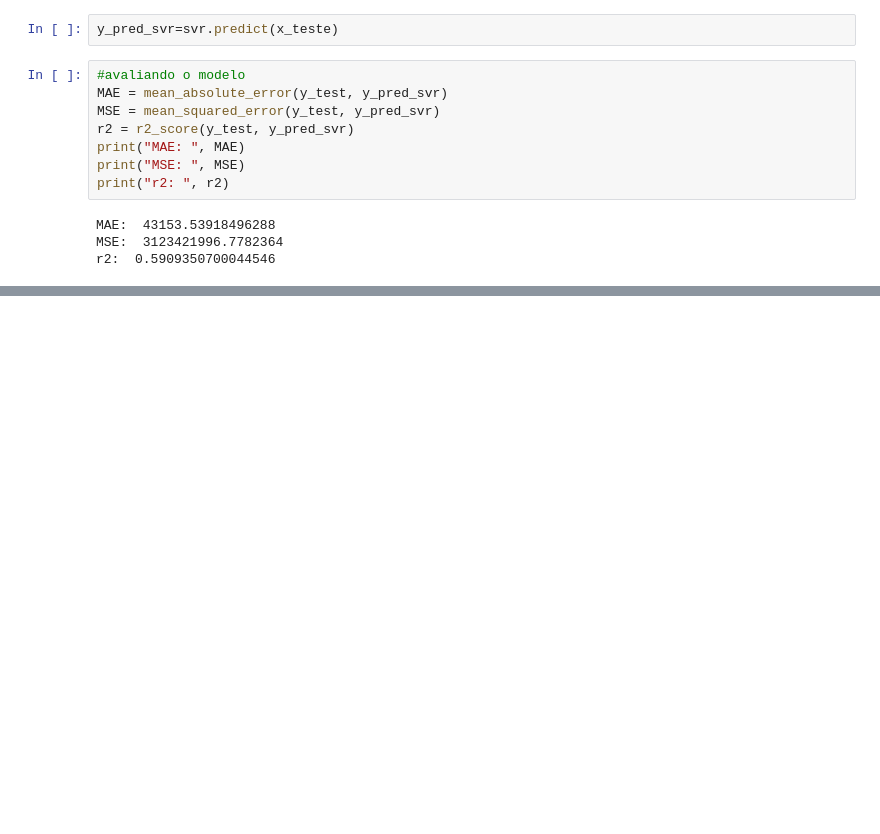
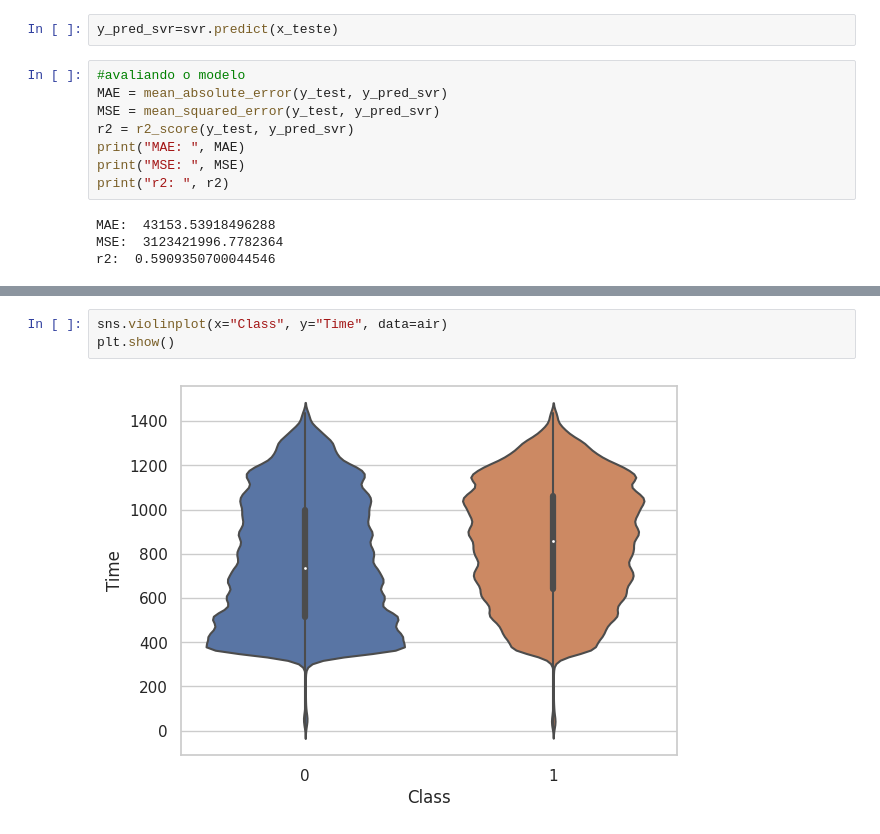
Before and after one commit to aloisiok1/Machine-Learning-com-Python, a Jupyter notebook: Machine_Learning_com_python.ipynb, the cells around one changed output, grey strips where cells are left out. Drawn from its saved outputs; the diff is of its cells as text; blank space fills up the shorter version.

```diff
--- a/Machine_Learning_com_python.ipynb
+++ b/Machine_Learning_com_python.ipynb
@@ -1631,0 +1730,5 @@ r2:  0.5909350700044546
+# %%
+sns.violinplot(x="Class", y="Time", data=air)
+plt.show()
+# %% [output]
+[figure, added]
```
Also changed, not shown: parts of 16 cells of this notebook, 2 other files.
